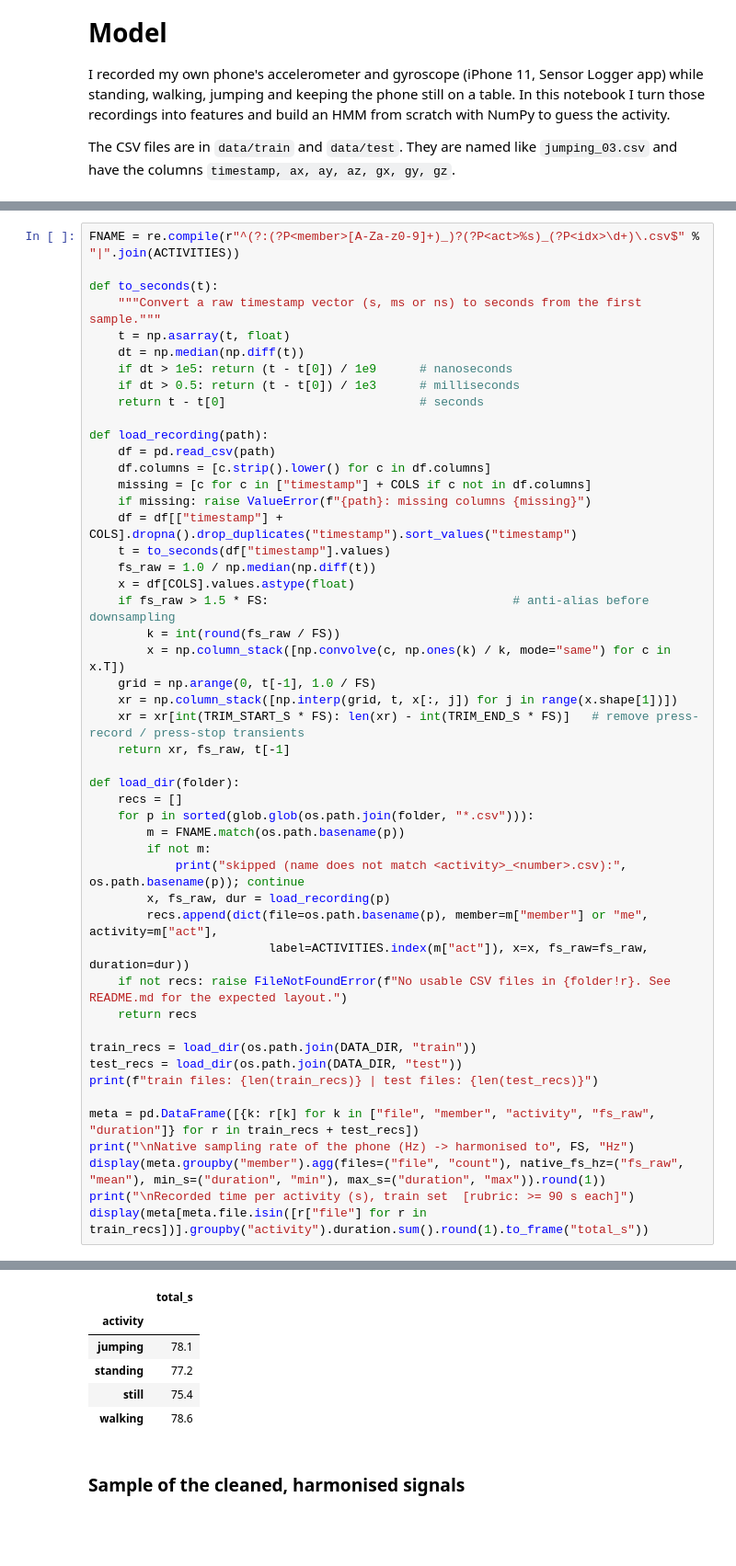
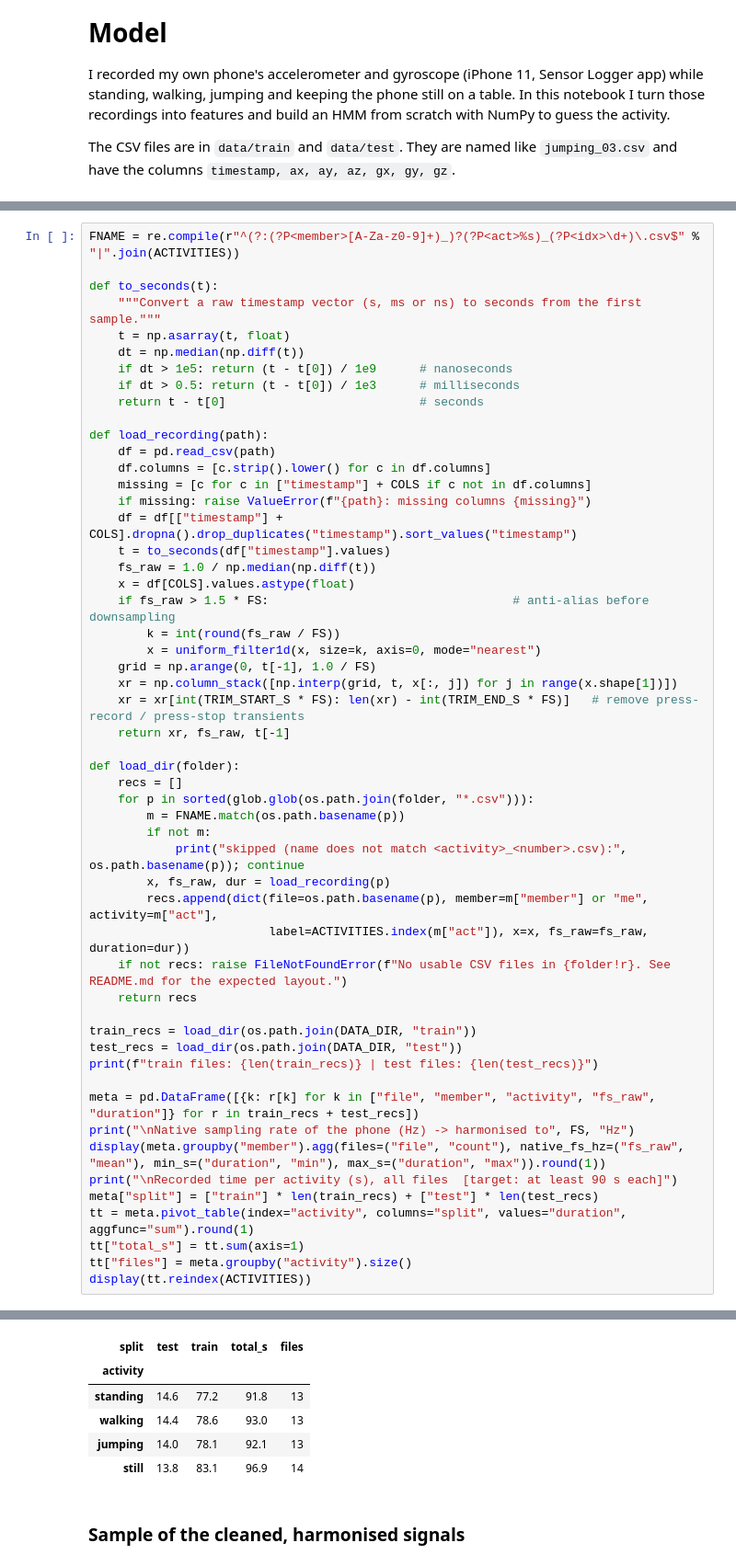
Before and after one commit to nehemmy55/Hidden-Markov-Models, a Jupyter notebook: hmm_activity_recognition_final.ipynb, the cells around one changed output, grey strips where cells are left out. Shown at 92% size. Drawn from its saved outputs; the diff is of its cells as text; blank space fills up the shorter version.

```diff
--- a/hmm_activity_recognition_final.ipynb
+++ b/hmm_activity_recognition_final.ipynb
@@ -56,7 +57,7 @@ def load_recording(path):
     x = df[COLS].values.astype(float)
     if fs_raw > 1.5 * FS:                                  # anti-alias before downsampling
         k = int(round(fs_raw / FS))
-        x = np.column_stack([np.convolve(c, np.ones(k) / k, mode="same") for c in x.T])
+        x = uniform_filter1d(x, size=k, axis=0, mode="nearest")
     grid = np.arange(0, t[-1], 1.0 / FS)
     xr = np.column_stack([np.interp(grid, t, x[:, j]) for j in range(x.shape[1])])
     xr = xr[int(TRIM_START_S * FS): len(xr) - int(TRIM_END_S * FS)]   # remove press-record / press-stop transients
@@ -81,6 +82,10 @@ print(f"train files: {len(train_recs)} | test files: {len(test_recs)}")
 meta = pd.DataFrame([{k: r[k] for k in ["file", "member", "activity", "fs_raw", "duration"]} for r in train_recs + test_recs])
 print("\nNative sampling rate of the phone (Hz) -> harmonised to", FS, "Hz")
 display(meta.groupby("member").agg(files=("file", "count"), native_fs_hz=("fs_raw", "mean"), min_s=("duration", "min"), max_s=("duration", "max")).round(1))
-print("\nRecorded time per activity (s), train set  [rubric: >= 90 s each]")
-display(meta[meta.file.isin([r["file"] for r in train_recs])].groupby("activity").duration.sum().round(1).to_frame("total_s"))
+print("\nRecorded time per activity (s), all files  [target: at least 90 s each]")
+meta["split"] = ["train"] * len(train_recs) + ["test"] * len(test_recs)
+tt = meta.pivot_table(index="activity", columns="split", values="duration", aggfunc="sum").round(1)
+tt["total_s"] = tt.sum(axis=1)
+tt["files"] = meta.groupby("activity").size()
+display(tt.reindex(ACTIVITIES))
 # %% [output]
@@ -94,9 +99,9 @@ Recorded time per activity (s), train set  [rubric: >= 90 s each]
-|  | total_s |
-| activity |  |
-| jumping | 78.1 |
-| standing | 77.2 |
-| still | 75.4 |
-| walking | 78.6 |
+| split | test | train | total_s | files |
+| activity |  |  |  |  |
+| standing | 14.6 | 77.2 | 91.8 | 13 |
+| walking | 14.4 | 78.6 | 93.0 | 13 |
+| jumping | 14.0 | 78.1 | 92.1 | 13 |
+| still | 13.8 | 83.1 | 96.9 | 14 |
 # %% [markdown]
 ### Sample of the cleaned, harmonised signals
 # %%
```
Also changed, not shown: parts of 9 cells of this notebook, 5 other files.
